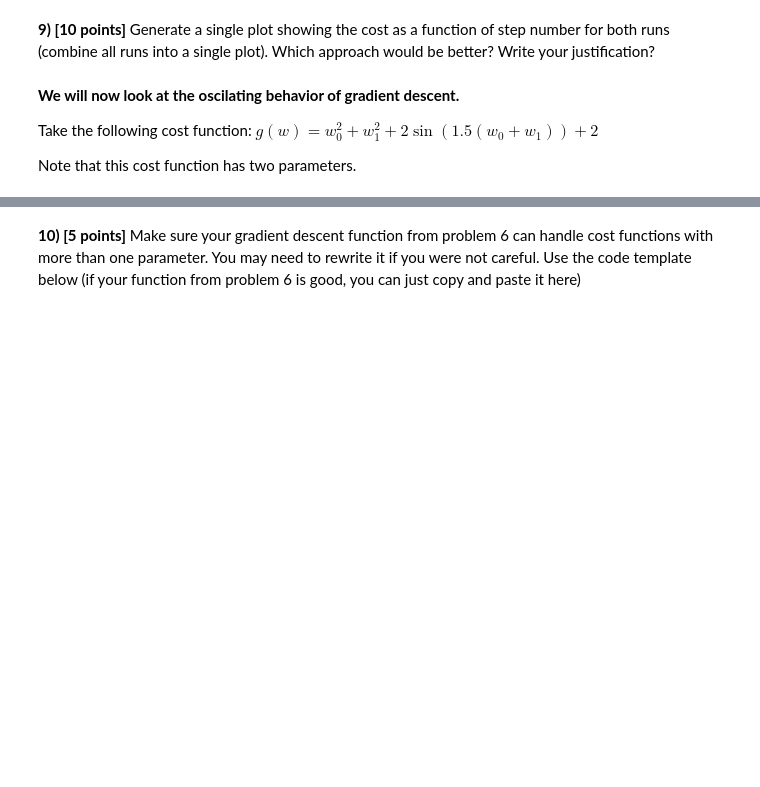
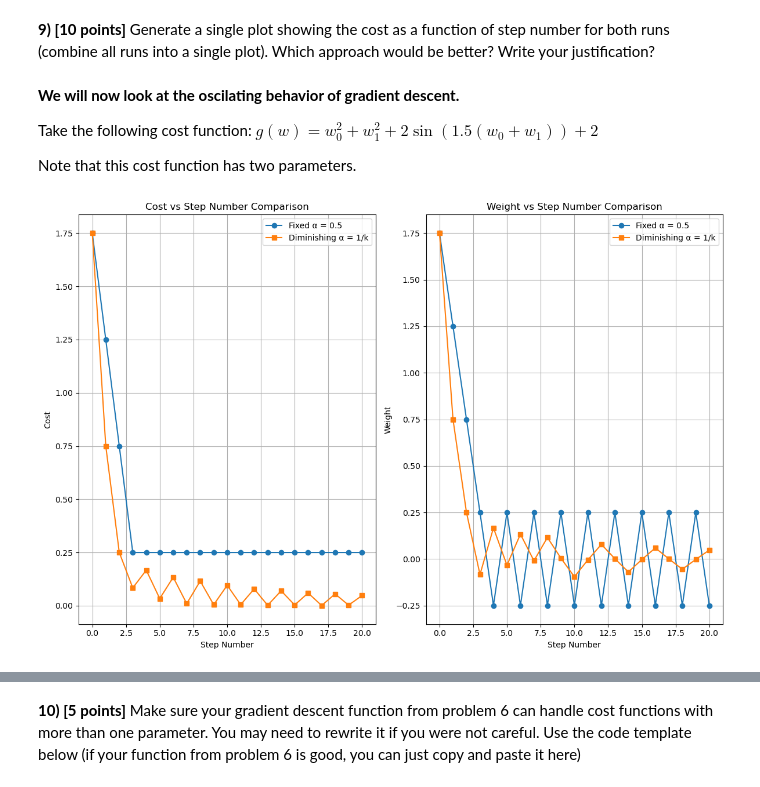
Before and after one commit to deji4things2000/mlpro, a Jupyter notebook: Others/HW1-1.ipynb, the cells around one changed output, grey strips where cells are left out. Cells and saved outputs as stored; diff of their text form; code cells hidden in the pictures; blank space fills up the shorter version.

```diff
--- a/Others/HW1-1.ipynb
+++ b/Others/HW1-1.ipynb
@@ -90,3 +242,99 @@ Take the following cost function:
 $g(w) = w_0^2 + w_1^2 + 2\sin(1.5 (w_0 + w_1)) +2$
 
 Note that this cost function has two parameters.
+# %%
+# Question 9: Compare fixed vs diminishing learning rates
+
+# First, make sure all functions are defined
+from autograd import grad
+import matplotlib.pyplot as plt
+%matplotlib inline
+
+# 1. Fixed learning rate version (from question 6)
+def gradient_descent_fixed(g, alpha, max_its, w0):
+    gradient = grad(g)
+
+    w = w0
+    weight_history = [w]
+    cost_history = [g(w)]
+
+    for i in range(max_its):
+        grad_w = gradient(w)
+        w = w - alpha * grad_w
+        weight_history.append(w)
+        cost_history.append(g(w))
+
+    return weight_history, cost_history
+
+# 2. Diminishing learning rate version (from question 8)
+def gradient_descent_diminishing(g, alpha, max_its, w0):
+    gradient = grad(g)
+
+    w = w0
+    weight_history = [w]
+    cost_history = [g(w)]
+
+    for k in range(1, max_its + 1):
+        # Compute learning rate
+        if alpha == 'diminishing':
+            current_alpha = 1/k
+        else:
+            current_alpha = alpha
+
+        grad_w = gradient(w)
+        w = w - current_alpha * grad_w
+        weight_history.append(w)
+        cost_history.append(g(w))
+
+    return weight_history, cost_history
+
+# Define the absolute value cost function
+def g_abs(w):
+    return abs(w)
+
+# Compare both approaches
+plt.figure(figsize=(12, 8))
+
+# Fixed learning rate (from problem 7)
+w0 = 1.75
+alpha_fixed = 0.5
+max_its = 20
+
+weight_history_fixed, cost_history_fixed = gradient_descent_fixed(g_abs, alpha_fixed, max_its, w0)
+
+# Diminishing learning rate (from problem 8)
+weight_history_dim, cost_history_dim = gradient_descent_diminishing(g_abs, 'diminishing', max_its, w0)
+
+# Plot cost vs step number
+plt.subplot(1, 2, 1)
+plt.plot(cost_history_fixed, 'o-', label='Fixed α = 0.5')
+plt.plot(cost_history_dim, 's-', label='Diminishing α = 1/k')
+plt.xlabel('Step Number')
+plt.ylabel('Cost')
+plt.title('Cost vs Step Number Comparison')
+plt.legend()
+plt.grid(True)
+
+# Plot weight vs step number
+plt.subplot(1, 2, 2)
+plt.plot(weight_history_fixed, 'o-', label='Fixed α = 0.5')
+plt.plot(weight_history_dim, 's-', label='Diminishing α = 1/k')
+plt.xlabel('Step Number')
+plt.ylabel('Weight')
+plt.title('Weight vs Step Number Comparison')
+plt.legend()
+plt.grid(True)
+
+plt.tight_layout()
+plt.show()
+
+# Final values comparison
+print("Fixed α = 0.5:")
+print(f"  Final weight: {weight_history_fixed[-1]:.6f}, Final cost: {cost_history_fixed[-1]:.6f}")
+print(f"  Cost reduction: {100*(cost_history_fixed[0]-cost_history_fixed[-1])/cost_history_fixed[0]:.2f}%")
+
+print("\nDiminishing α = 1/k:")
+print(f"  Final weight: {weight_history_dim[-1]:.6f}, Final cost: {cost_history_dim[-1]:.6f}")
+print(f"  Cost reduction: {100*(cost_history_dim[0]-cost_history_dim[-1])/cost_history_dim[0]:.2f}%")
+# %% [output]
+[figure, added]
```
Also changed, not shown: parts of 17 cells of this notebook.
